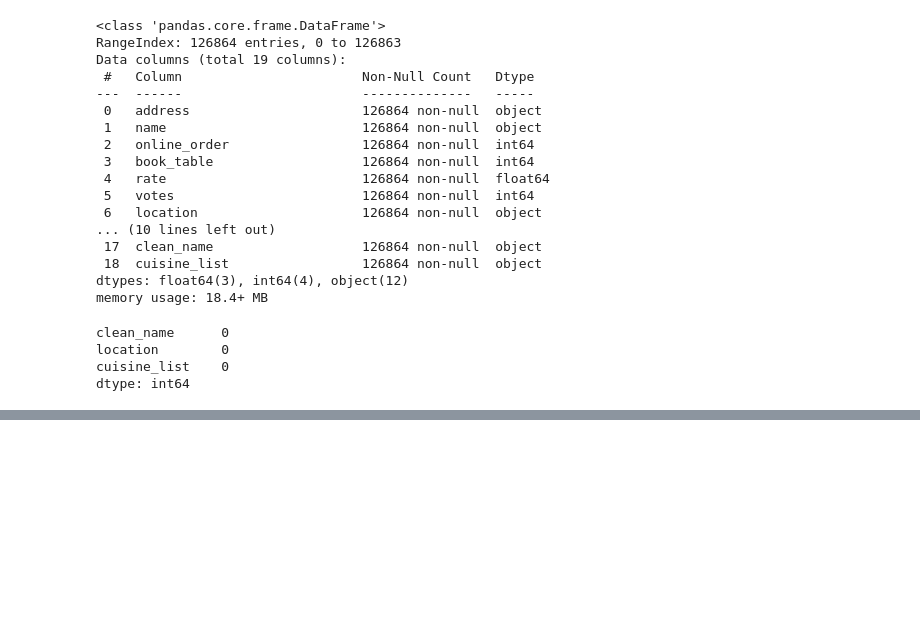
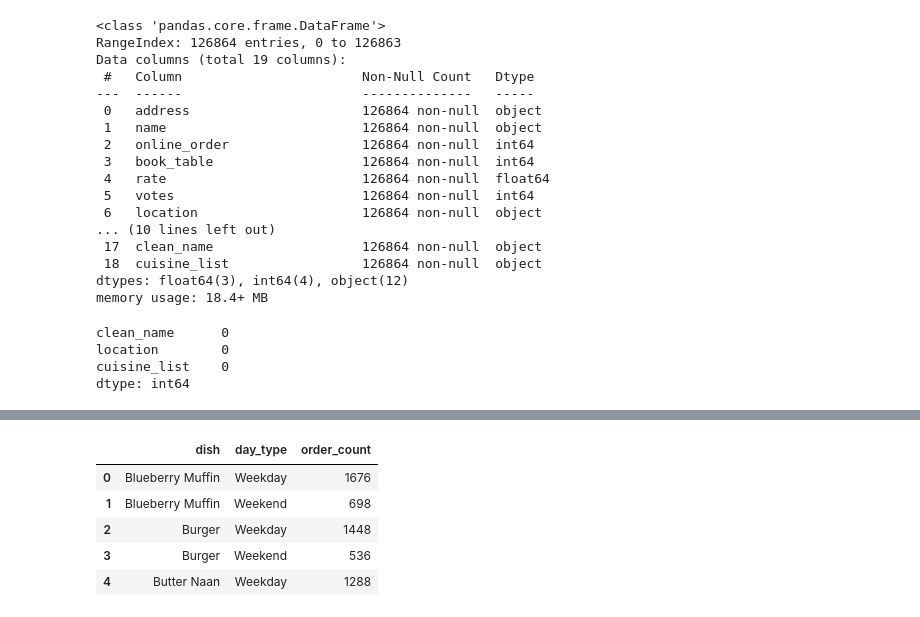
Before and after one commit to AvadhootAK/Restuarant-Data-Project, a Jupyter notebook: customer_behavior_analysis.ipynb, the cells around one changed output, grey strips where cells are left out. Saved outputs shown, nothing was run; the diff lists cells and outputs as text; code cells hidden in the pictures; blank space fills up the shorter version.

```diff
--- a/customer_behavior_analysis.ipynb
+++ b/customer_behavior_analysis.ipynb
@@ -350,0 +361,2 @@ cuisine_dim.to_csv("cuisine_dim.csv")
+# %%
+data['order_timestamp']= pd.to_datetime(data['order_timestamp'])
@@ -350,0 +394,9 @@ cuisine_dim.to_csv("cuisine_dim.csv")
+# %%
+dish_day_summary.head()
+# %% [output]
+|  | dish | day_type | order_count |
+| 0 | Blueberry Muffin | Weekday | 1676 |
+| 1 | Blueberry Muffin | Weekend | 698 |
+| 2 | Burger | Weekday | 1448 |
+| 3 | Burger | Weekend | 536 |
+| 4 | Butter Naan | Weekday | 1288 |
```
Also changed, not shown: parts of 12 cells of this notebook.
